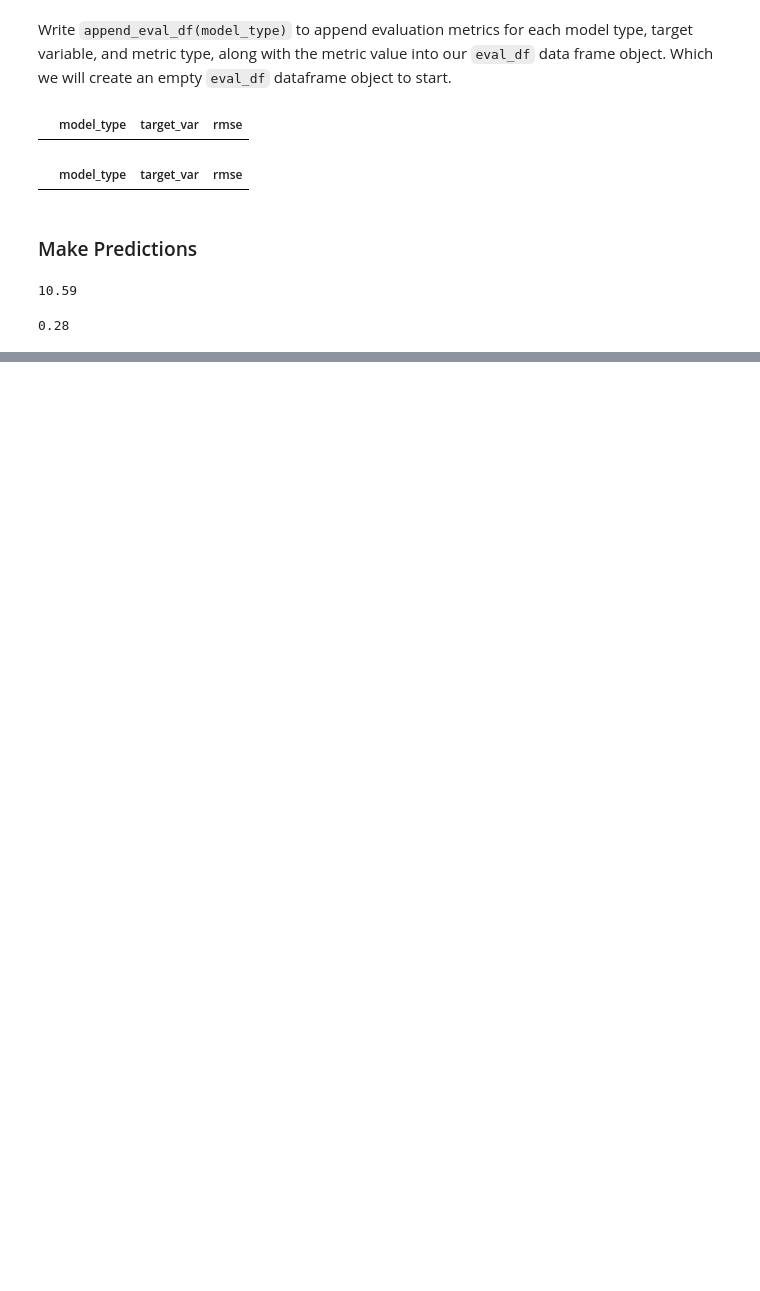
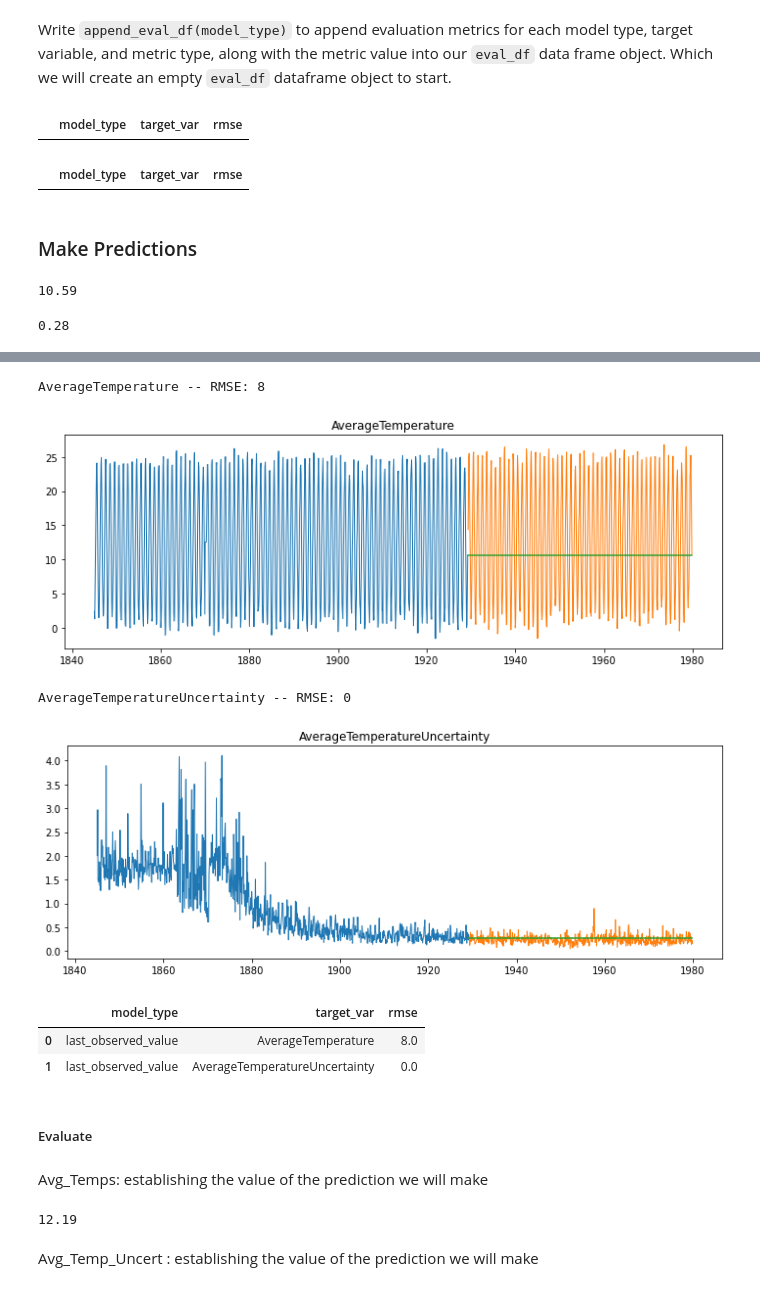
Before and after one commit to brandonjbryant/time-to-forecast-the-weather, a Jupyter notebook: Time-Series-Analysis.ipynb, the cells around one changed output, grey strips where cells are left out. Drawn from its saved outputs; the diff is of its cells as text; code cells hidden in the pictures; blank space fills up the shorter version.

Commit message:
need to revise modeling'

```diff
--- a/Time-Series-Analysis.ipynb
+++ b/Time-Series-Analysis.ipynb
@@ -379,8 +394,8 @@ avg_temp_uncert
 # %% [output]
 0.28
 # %%
-yhat_df = pd.DataFrame({'dollars_sold': [dollars],
-                        'items_sold': [items]},
+yhat_df = pd.DataFrame({'AverageTemperature': [avg_temps],
+                        'AverageTemperatureUncertainty': [avg_temp_uncert]},
                       index = validate.index)
 
 yhat_df.head()
@@ -386,0 +437,30 @@ yhat_df.head()
+# %%
+for col in yhat_df.columns:
+    plot_and_eval(col)
+# %% [output]
+AverageTemperature -- RMSE: 8
+[figure, added]
+AverageTemperatureUncertainty -- RMSE: 0
+[figure, added]
+# %%
+for col in yhat_df.columns:
+    eval_df = append_eval_df(model_type = 'last_observed_value',
+                             target_var = col)
+
+eval_df
+# %% [output]
+|  | model_type | target_var | rmse |
+| 0 | last_observed_value | AverageTemperature | 8.0 |
+| 1 | last_observed_value | AverageTemperatureUncertainty | 0.0 |
+# %% [markdown]
+##### Evaluate
+# %% [markdown]
+Avg_Temps: establishing the value of the prediction we will make
+# %%
+#Compute Simple Average
+avg_temps = round(train['AverageTemperature'].mean(),2)
+avg_temps
+# %% [output]
+12.19
+# %% [markdown]
+Avg_Temp_Uncert : establishing the value of the prediction we will make
```
Also changed, not shown: parts of 32 cells of this notebook.
